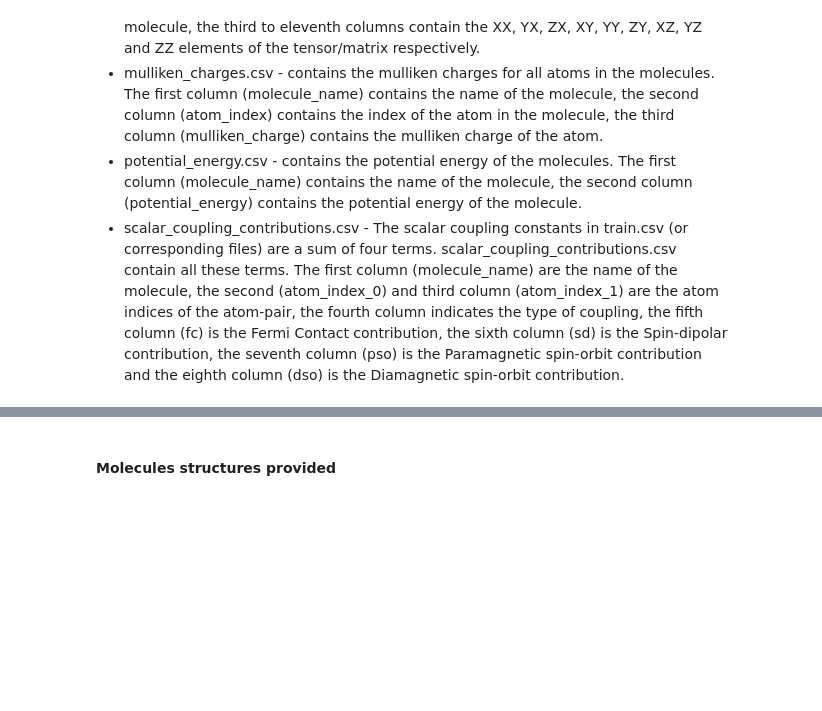
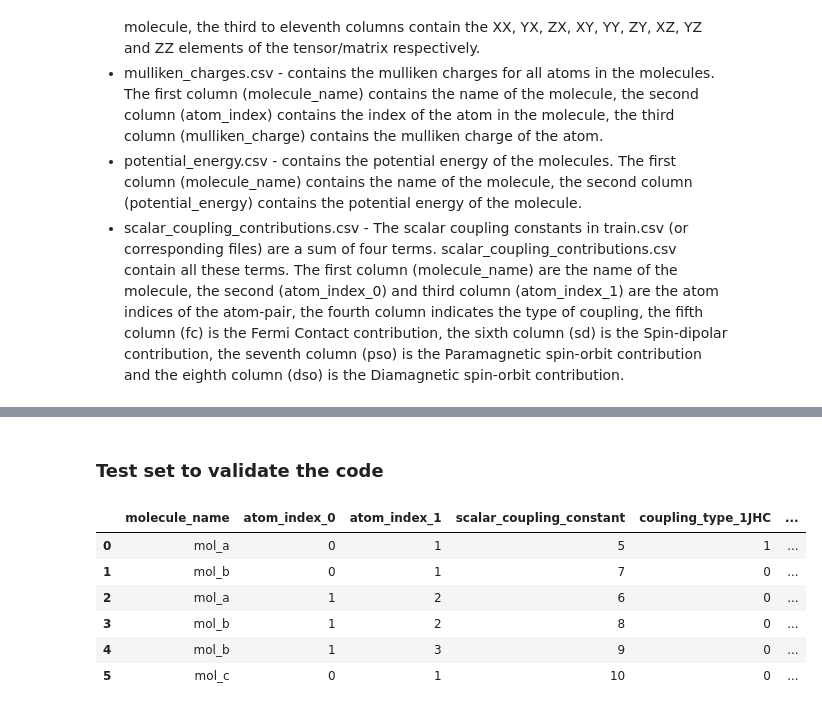
Before and after one commit to antoinev17/competitive-data-science, a Jupyter notebook: Predicting Molecular Properties/Neural Network (RNN).ipynb, the cells around one changed output, grey strips where cells are left out. Saved outputs shown, nothing was run; the diff lists cells and outputs as text; code cells hidden in the pictures; blank space fills up the shorter version.

```diff
--- a/Predicting Molecular Properties/Neural Network (RNN).ipynb
+++ b/Predicting Molecular Properties/Neural Network (RNN).ipynb
@@ -332,2 +270,0 @@ data_load['train'].isna().sum()
-# %% [markdown]
-#### Molecules structures provided
@@ -338,0 +271,27 @@ print('Total number of molecules in the test set:', len(data_load['test'].groupb
+# %% [markdown]
+### Test set to validate the code
+# %%
+ut_coupling = pd.DataFrame({
+    'molecule_name': ['mol_a', 'mol_b', 'mol_a', 'mol_b', 'mol_b', 'mol_c'],
+    'atom_index_0':[ 0, 0, 1, 1, 1, 0],
+    'atom_index_1': [ 1, 1, 2, 2, 3, 1],
+    'scalar_coupling_constant': [5, 7, 6, 8, 9, 10],
+    'coupling_type_1JHC':[ 1, 0, 0, 0, 0, 0],
+    'coupling_type_1JHN':[ 0, 1, 0, 0, 0, 0],
+    'coupling_type_2JHC':[ 0, 0, 1, 0, 0, 0],
+    'coupling_type_2JHH':[ 0, 0, 0, 1, 0, 0],
+    'coupling_type_2JHN':[ 0, 0, 0, 0, 1, 0],
+    'coupling_type_3JHC':[ 0, 0, 0, 0, 0, 1],
+    'coupling_type_3JHH':[ 0, 0, 0, 0, 0, 0],
+    'coupling_type_3JHN':[ 0, 0, 0, 0, 0, 0]
+})
+
+ut_coupling.head(6)
+# %% [output]
+|  | molecule_name | atom_index_0 | atom_index_1 | scalar_coupling_constant | coupling_type_1JHC | ... |
+| 0 | mol_a | 0 | 1 | 5 | 1 | ... |
+| 1 | mol_b | 0 | 1 | 7 | 0 | ... |
+| 2 | mol_a | 1 | 2 | 6 | 0 | ... |
+| 3 | mol_b | 1 | 2 | 8 | 0 | ... |
+| 4 | mol_b | 1 | 3 | 9 | 0 | ... |
+| 5 | mol_c | 0 | 1 | 10 | 0 | ... |
```
Also changed, not shown: parts of 34 cells of this notebook, 2 other files.
